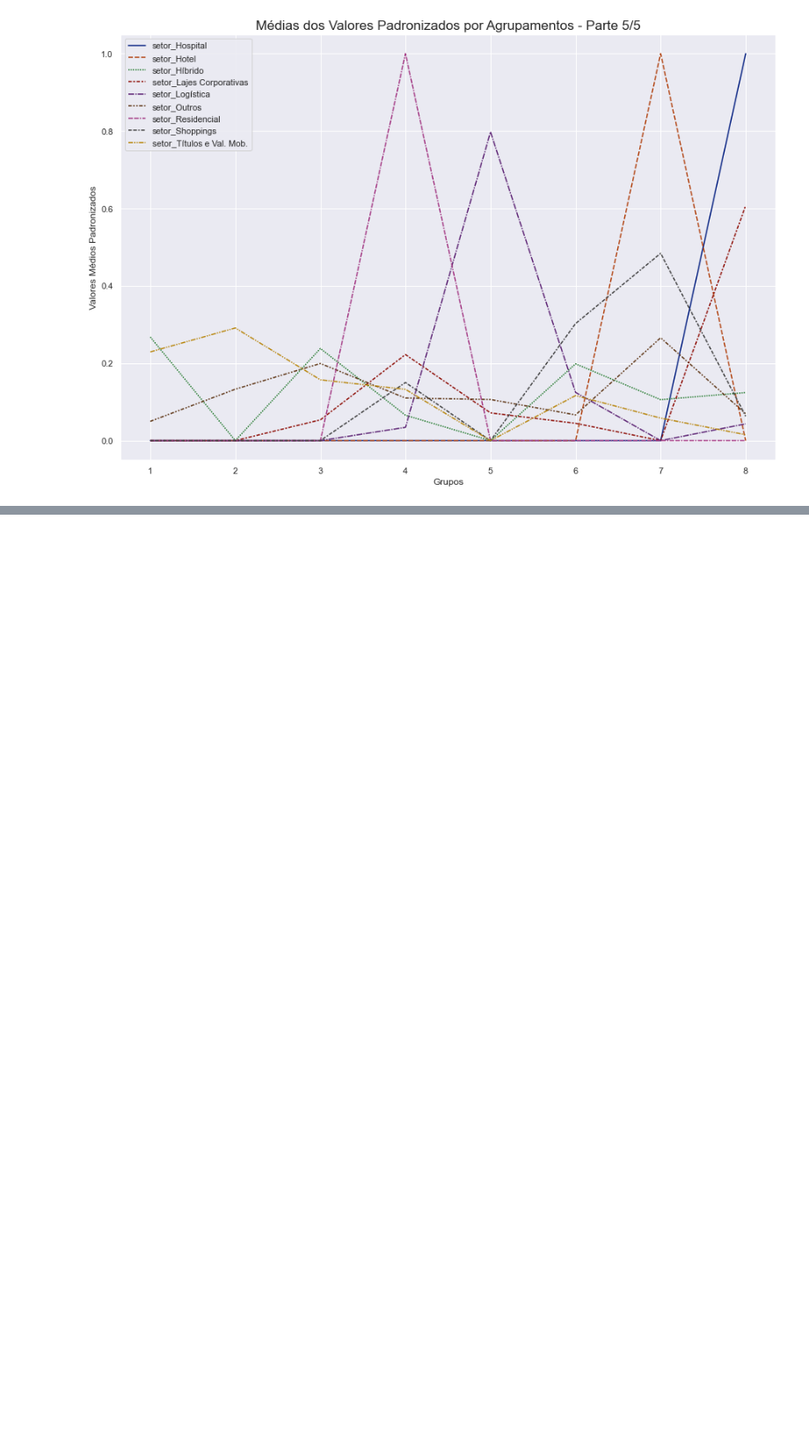
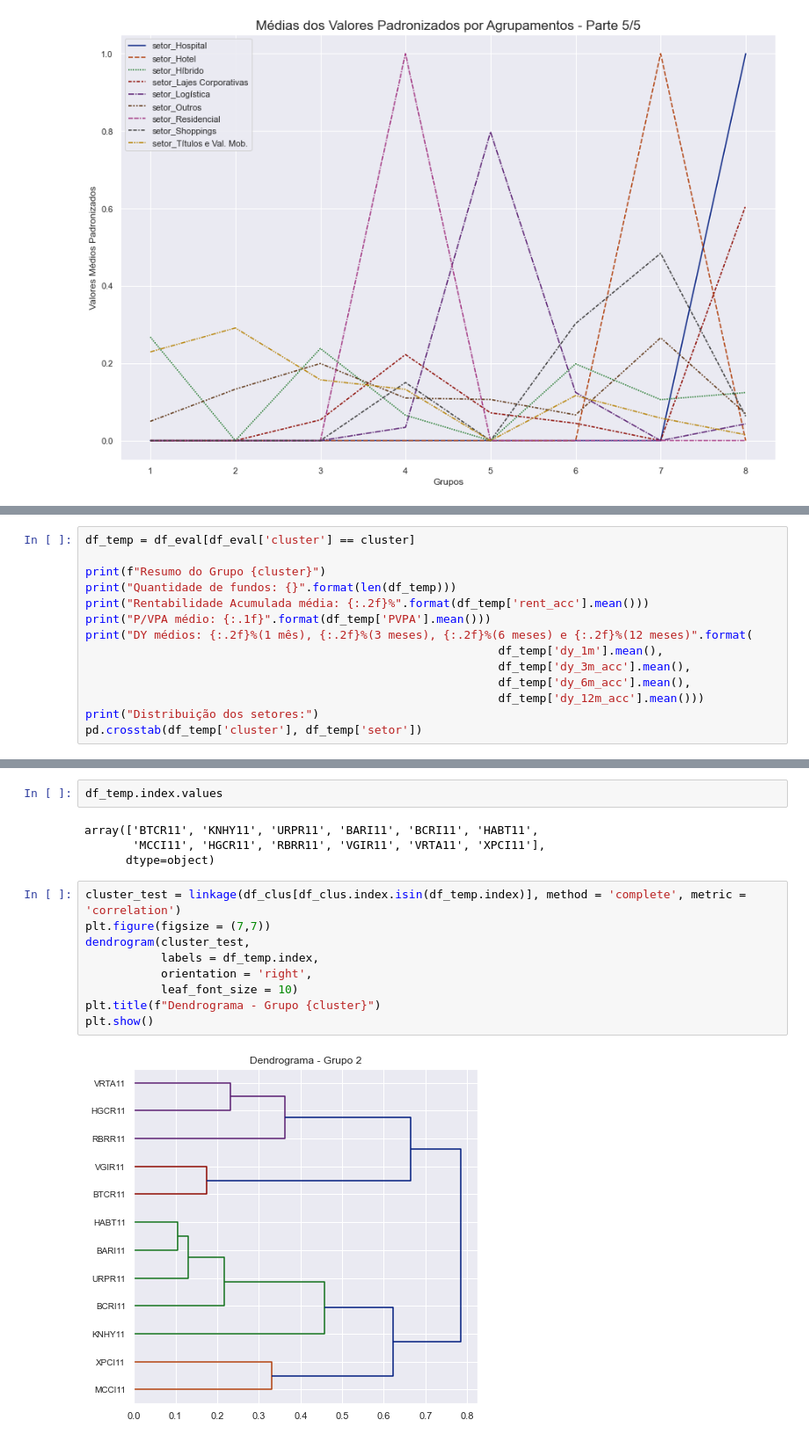
Before and after one commit to osouzadaniel/FII_Clustering, a Jupyter notebook: clustering.ipynb, the cells around one changed output, grey strips where cells are left out. Shown at 88% size. Drawn from its saved outputs; the diff is of its cells as text; blank space fills up the shorter version.

```diff
--- a/clustering.ipynb
+++ b/clustering.ipynb
@@ -721,0 +855,14 @@ Com base nesse gráfico conseguimos extrair características (em média) marcant
+# %%
+df_temp = df_eval[df_eval['cluster'] == cluster]
+
+print(f"Resumo do Grupo {cluster}")
+print("Quantidade de fundos: {}".format(len(df_temp)))
+print("Rentabilidade Acumulada média: {:.2f}%".format(df_temp['rent_acc'].mean()))
+print("P/VPA médio: {:.1f}".format(df_temp['PVPA'].mean()))
+print("DY médios: {:.2f}%(1 mês), {:.2f}%(3 meses), {:.2f}%(6 meses) e {:.2f}%(12 meses)".format(
+                                                            df_temp['dy_1m'].mean(),
+                                                            df_temp['dy_3m_acc'].mean(),
+                                                            df_temp['dy_6m_acc'].mean(),
+                                                            df_temp['dy_12m_acc'].mean()))
+print("Distribuição dos setores:")
+pd.crosstab(df_temp['cluster'], df_temp['setor'])
@@ -721,0 +883,17 @@ Com base nesse gráfico conseguimos extrair características (em média) marcant
+# %%
+df_temp.index.values
+# %% [output]
+array(['BTCR11', 'KNHY11', 'URPR11', 'BARI11', 'BCRI11', 'HABT11',
+       'MCCI11', 'HGCR11', 'RBRR11', 'VGIR11', 'VRTA11', 'XPCI11'],
+      dtype=object)
+# %%
+cluster_test = linkage(df_clus[df_clus.index.isin(df_temp.index)], method = 'complete', metric = 'correlation')
+plt.figure(figsize = (7,7))
+dendrogram(cluster_test,
+           labels = df_temp.index,
+           orientation = 'right',
+           leaf_font_size = 10)
+plt.title(f"Dendrograma - Grupo {cluster}")
+plt.show()
+# %% [output]
+[figure, added]
```
Also changed, not shown: parts of 69 cells of this notebook.
